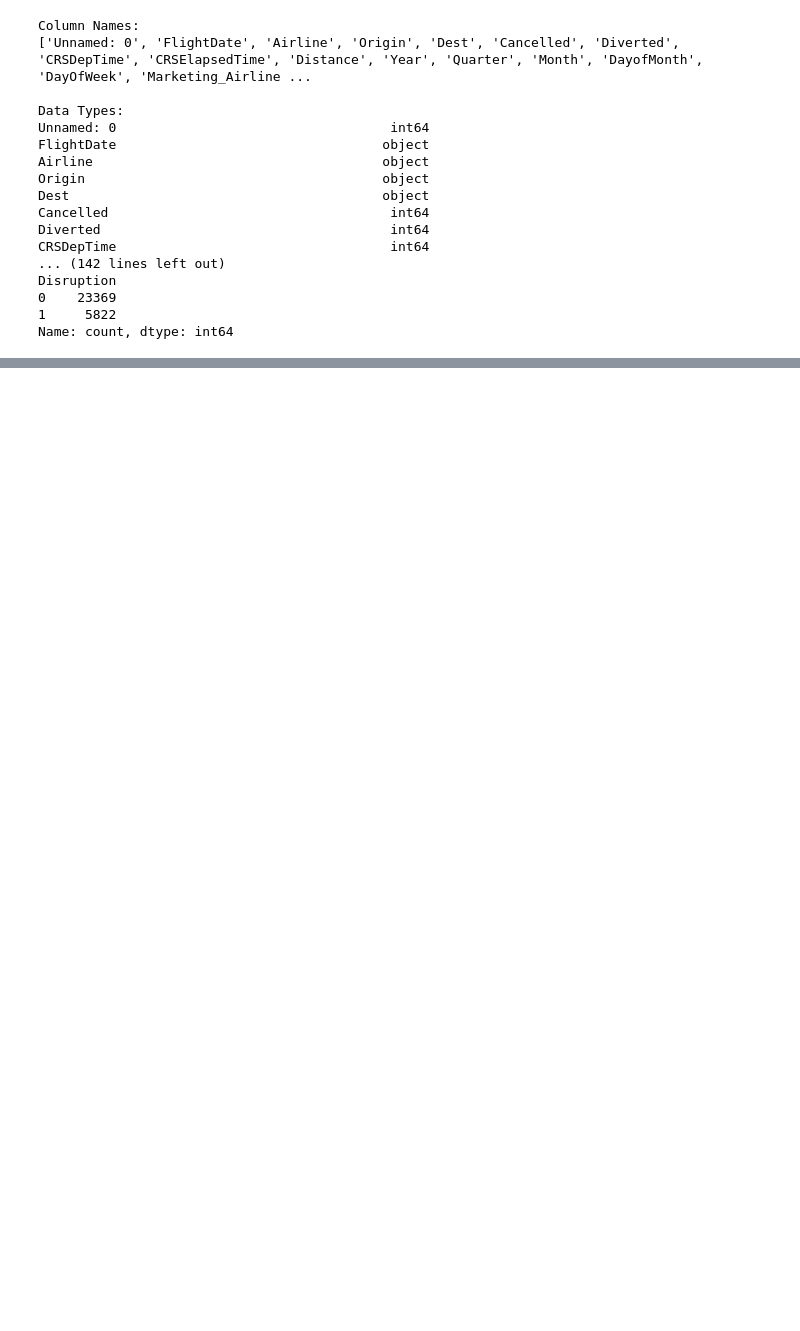
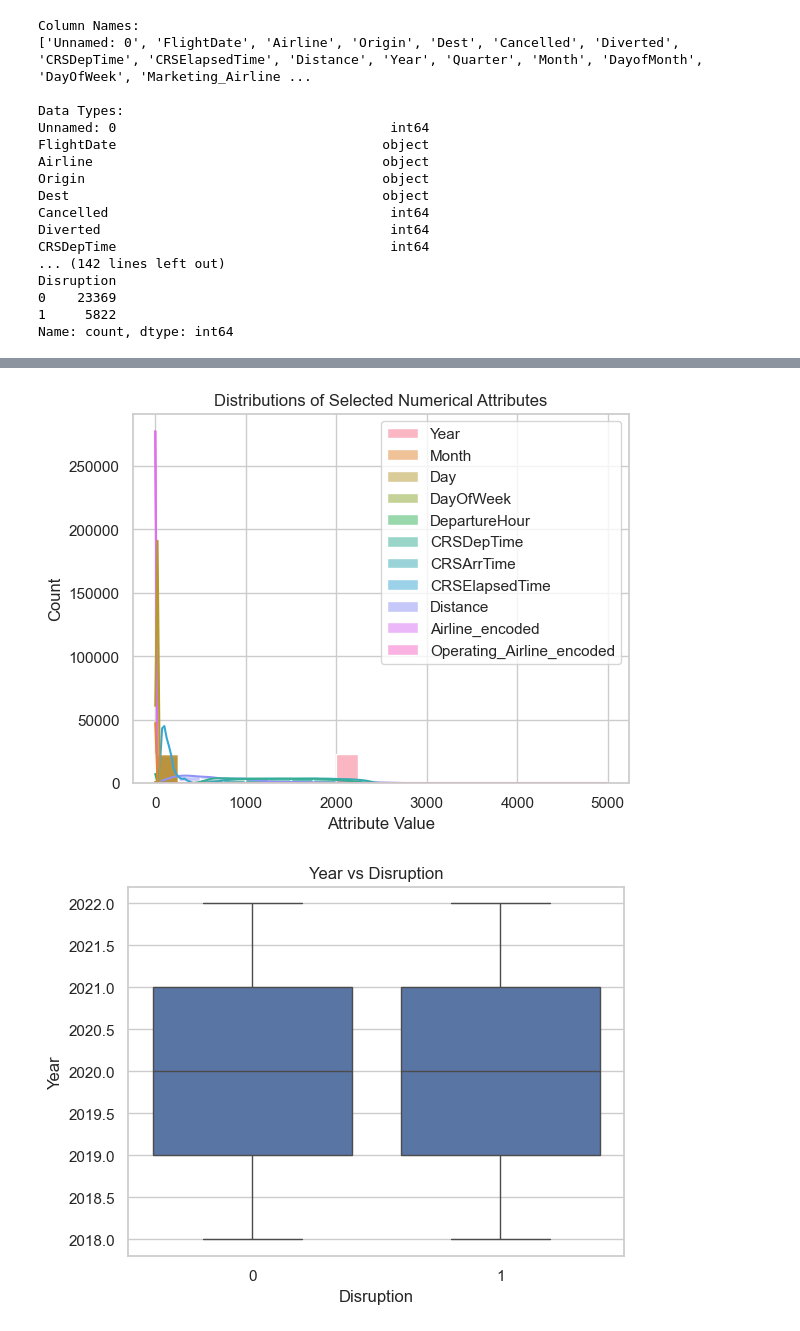
Before and after one commit to Profjay22/ML_AIRLINE, a Jupyter notebook: ID5059_PROJECT/flight_disruption_prediction.ipynb, the cells around one changed output, grey strips where cells are left out. Cells and saved outputs as stored; diff of their text form; code cells hidden in the pictures; blank space fills up the shorter version.

```diff
--- a/ID5059_PROJECT/flight_disruption_prediction.ipynb
+++ b/ID5059_PROJECT/flight_disruption_prediction.ipynb
@@ -91,0 +166,21 @@ preprocessor = ColumnTransformer(
+# %%
+# Define a list of selected attributes that are likely to predict disruption
+selected_attributes = [
+    'Year',
+    'Month',
+    'Day',
+    'DayOfWeek',
+    'DepartureHour',
+    'CRSDepTime',
+    'CRSArrTime',
+    'CRSElapsedTime',
+    'Distance',
+    'Airline_encoded',   # Engineered feature: Encoding of Airline
+    'Operating_Airline_encoded'  # Engineered feature: Encoding of Operating Airline
+]
+
+# Subset the dataset with the selected attributes
+X_selected = X_train[selected_attributes]
+
+# Display the first few rows of the selected attributes
+print(X_selected.head())
@@ -91,0 +201,20 @@ preprocessor = ColumnTransformer(
+# %%
+# Set the style for the plots
+sns.set(style="whitegrid")
+
+# Plot distributions of the selected numerical attributes
+sns.histplot(data=X_selected, bins=20, kde=True)
+plt.title('Distributions of Selected Numerical Attributes')
+plt.xlabel('Attribute Value')
+plt.show()
+
+# Plot relationships between selected numerical attributes and the target variable (Disruption)
+for attribute in selected_attributes:
+    sns.boxplot(x=y_train, y=X_selected[attribute])
+    plt.title(f'{attribute} vs Disruption')
+    plt.xlabel('Disruption')
+    plt.ylabel(attribute)
+    plt.show()
+# %% [output]
+[figure, added]
+[figure, added]
```
Also changed, not shown: parts of 16 cells of this notebook.
